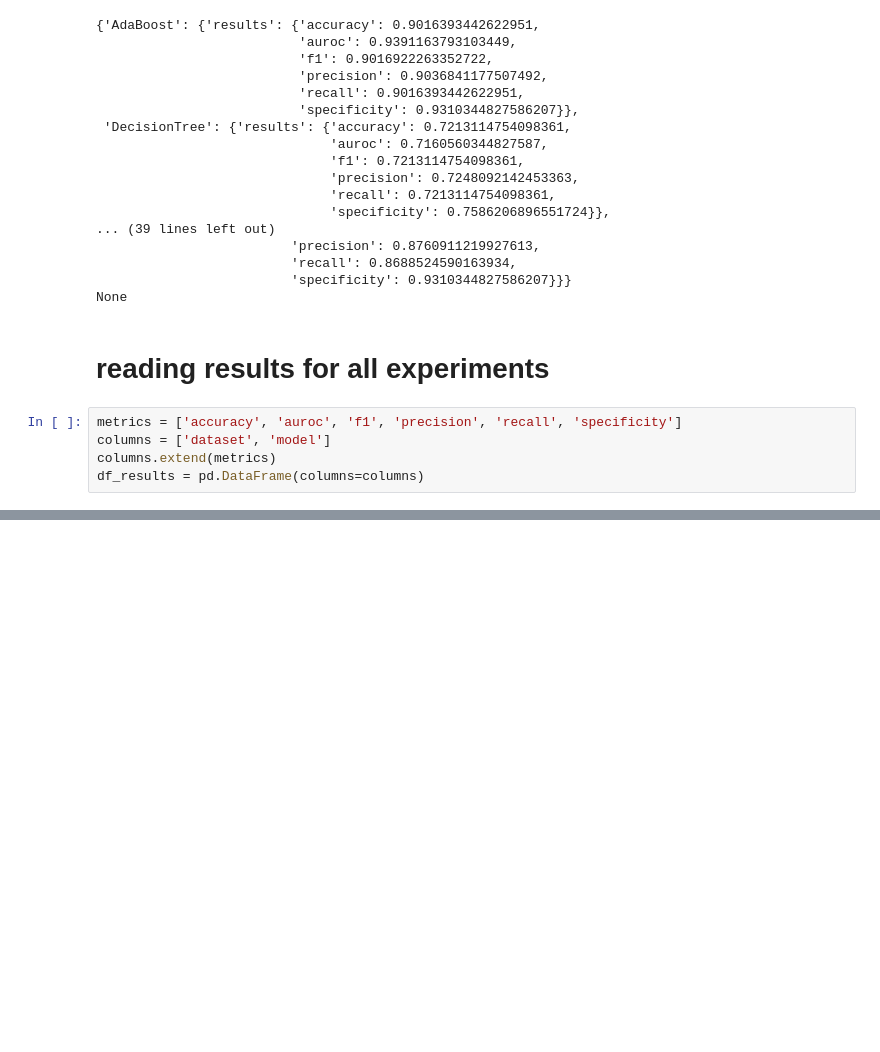
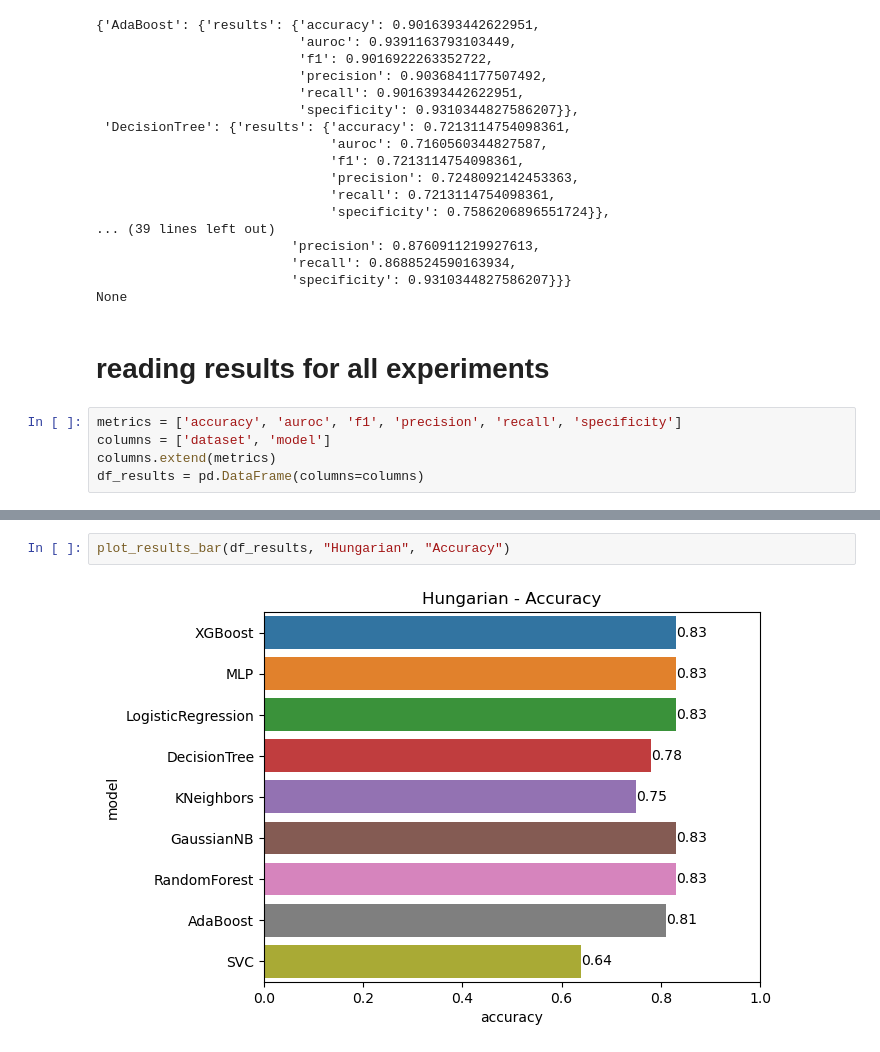
Before and after one commit to darshanz/ML-for-Cardiovascular-Disease-Diagnosis, a Jupyter notebook: notebooks/3. Results Analysis.ipynb, the cells around one changed output, grey strips where cells are left out. Saved outputs shown, nothing was run; the diff lists cells and outputs as text; blank space fills up the shorter version.

```diff
--- a/notebooks/3. Results Analysis.ipynb
+++ b/notebooks/3. Results Analysis.ipynb
@@ -82,0 +117,4 @@ df_results
+# %%
+plot_results_bar(df_results, "Hungarian", "Accuracy")
+# %% [output]
+[figure, added]
```
Also changed, not shown: parts of 9 cells of this notebook, 5 other files.
